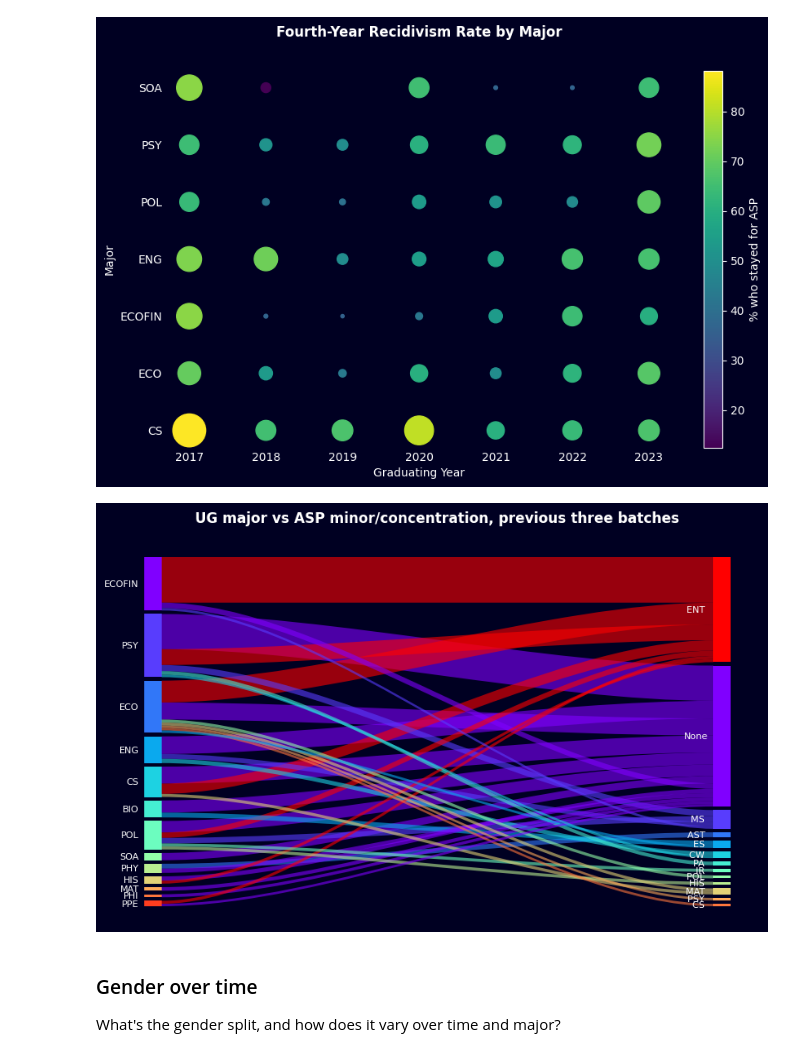
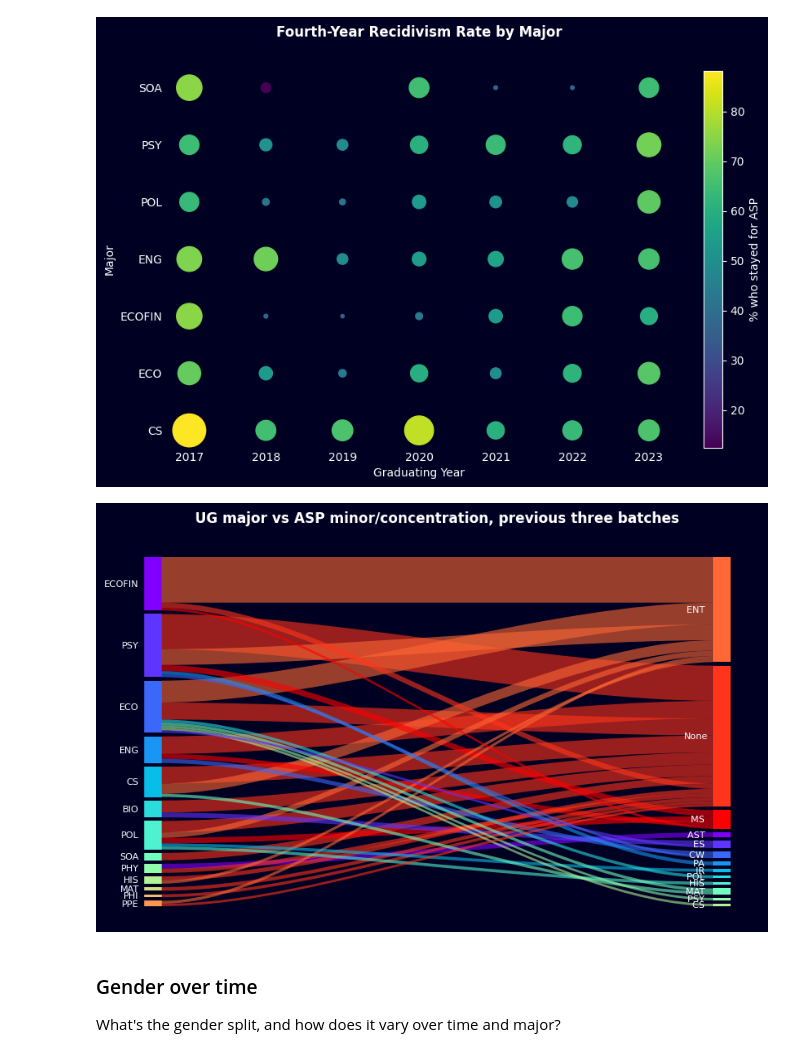
Before and after one commit to kkkarnav/ashokaDemo, a Jupyter notebook: 4_analyse_students.ipynb, the cells around one changed output. Saved outputs shown, nothing was run; the diff lists cells and outputs as text; code cells hidden in the pictures.

```diff
--- a/4_analyse_students.ipynb
+++ b/4_analyse_students.ipynb
@@ -535,20 +535,20 @@ flows = list((recent[["major_ug", "minor_asp"]].value_counts()).reset_index().ap
     lambda x: (x["major_ug"], x["minor_asp"], x["count"]), axis=1))[:37]
 # %%
 fig = plt.figure(figsize=(10, 6))
-s = Sankey(flows=flows, flow_color_mode='destination', cmap=plt.get_cmap("rainbow", 14),
+s = Sankey(flows=flows, flow_color_mode='destination', cmap=plt.get_cmap("rainbow", 16),
            node_opts=dict(label_pos="left", label_opts={"fontsize": 8}, label_format='{label}'))
 plt.title("UG major vs ASP minor/concentration, previous three batches", weight="bold", fontsize=12, pad=15)
 
 fig.patch.set_facecolor('#000022')
 
 plt.grid(False)
 plt.setp(ax.spines.values(), lw=0)
 
 s.draw()
 # plt.savefig(f"./major_minor/aspchoices.png", dpi=600, bbox_inches="tight", edgecolor="#000022", facecolor=fig.get_facecolor())
 # plt.clf()
 # %% [output]
-[figure, old version]
+[figure, new version]
 # %% [markdown]
 ### Gender over time
 What's the gender split, and how does it vary over time and major?
```
Also changed, not shown: parts of 3 cells of this notebook, 3 other files.
